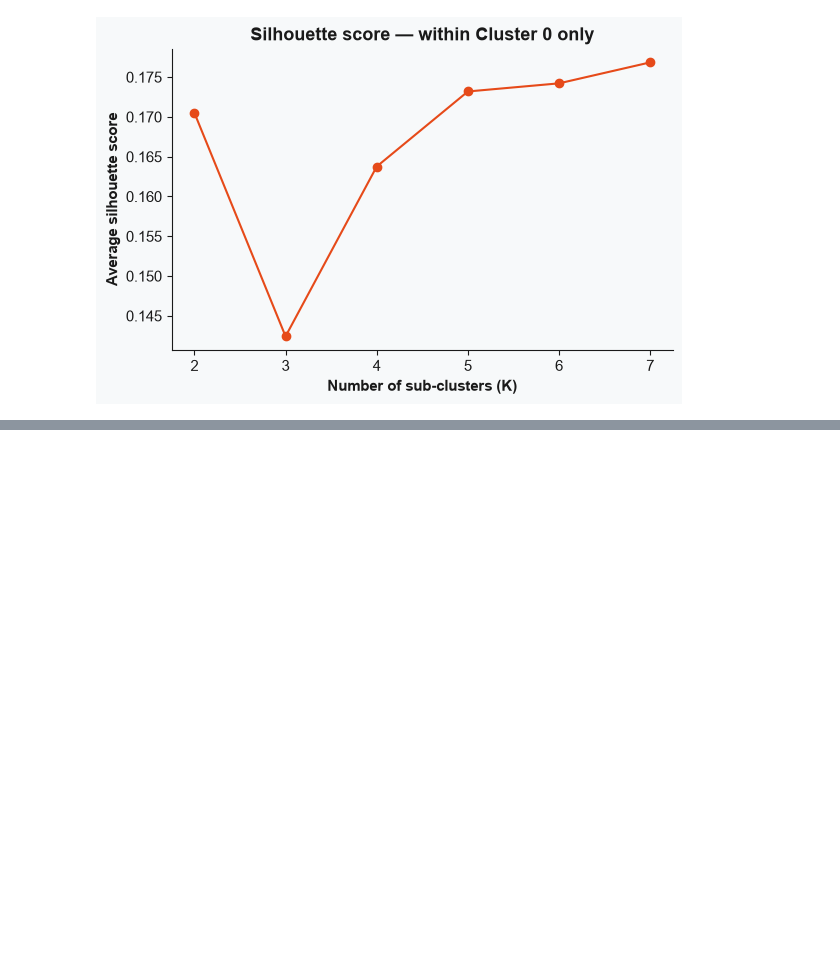
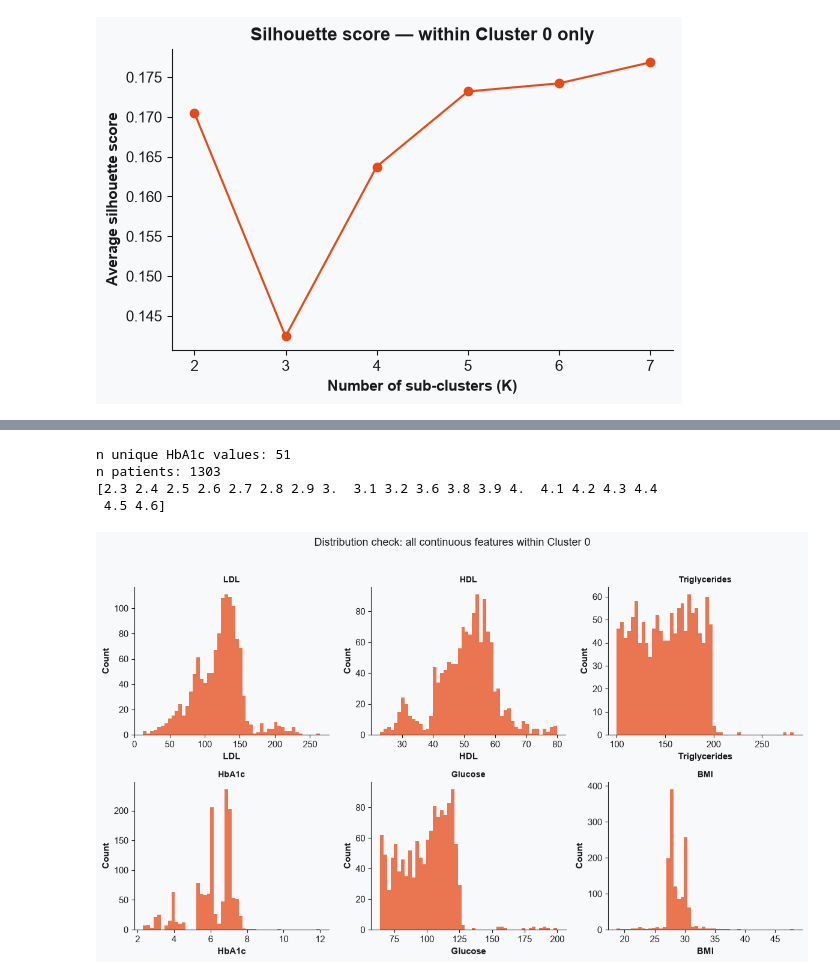
Before and after one commit to manuelcernigoj-lab/t2d-patient-subtyping, a Jupyter notebook: notebooks/03_supplementary_exploration.ipynb, the cells around one changed output, grey strips where cells are left out. Cells and saved outputs as stored; diff of their text form; code cells hidden in the pictures; blank space fills up the shorter version.

```diff
--- a/notebooks/03_supplementary_exploration.ipynb
+++ b/notebooks/03_supplementary_exploration.ipynb
@@ -97,0 +283,31 @@ plt.show()
+# %%
+# how many distinct HbA1c values, and how are they distributed numerically?
+print("n unique HbA1c values:", cluster0["HbA1c"].nunique())
+print("n patients:", len(cluster0))
+
+# look at the actual sorted values around the suspected band edges
+# (visually identified from the scatter: gaps near ~4.5-5.3 and ~6.5-6.7)
+sorted_vals = cluster0["HbA1c"].sort_values().unique()
+print(sorted_vals[:20])   # lowest values
+# %% [output]
+n unique HbA1c values: 51
+n patients: 1303
+[2.3 2.4 2.5 2.6 2.7 2.8 2.9 3.  3.1 3.2 3.6 3.8 3.9 4.  4.1 4.2 4.3 4.4
+ 4.5 4.6]
+# %%
+# [Step 4] - Visual check: Check 3
+
+continuous_vars = ["LDL", "HDL", "Triglycerides", "HbA1c", "Glucose", "BMI"]
+
+fig, axes = plt.subplots(2, 3, figsize=(12, 7))
+
+for var, ax in zip(continuous_vars, axes.flat):
+    sns.histplot(cluster0[var], bins=50, color=ACCENT, edgecolor="none", ax=ax)
+    ax.set_title(var, fontsize=10)
+    sns.despine(ax=ax)
+
+fig.suptitle("Distribution check: all continuous features within Cluster 0", y=1.02)
+plt.tight_layout()
+plt.show()
+# %% [output]
+[figure, added]
```
Also changed, not shown: parts of 11 cells of this notebook.
